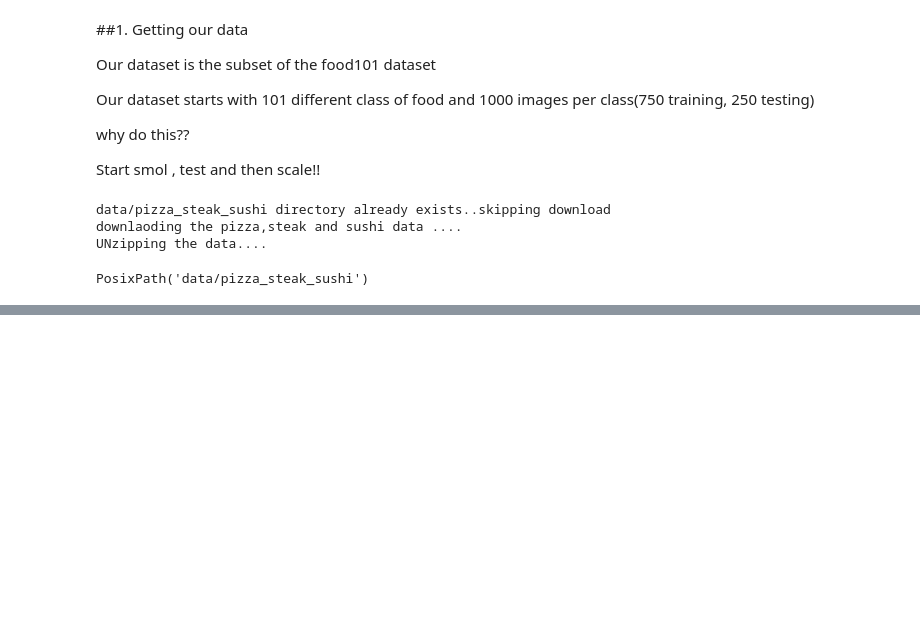
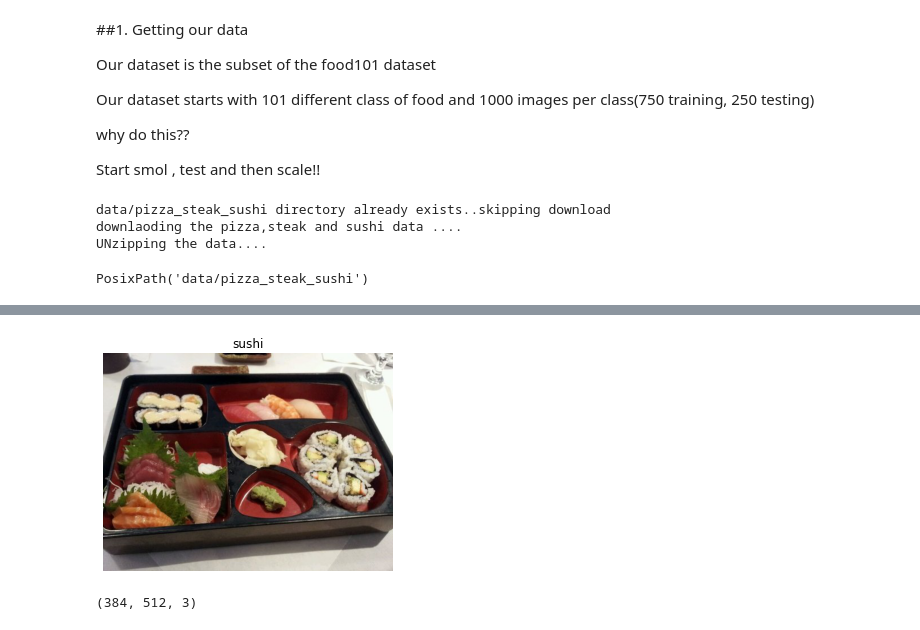
Before and after one commit to MananShukla7/Pytorch-CV, a Jupyter notebook: 05_Custom_Datasets_Pytorch.ipynb, the cells around one changed output, grey strips where cells are left out. Drawn from its saved outputs; the diff is of its cells as text; code cells hidden in the pictures; blank space fills up the shorter version.

```diff
--- a/05_Custom_Datasets_Pytorch.ipynb
+++ b/05_Custom_Datasets_Pytorch.ipynb
@@ -60,0 +144,19 @@ PosixPath('data/pizza_steak_sushi')
+# %%
+#Try to visualize and image with matplotlib
+
+import matplotlib.pyplot as plt
+
+img_list=list(image_path.glob("*/*/*.jpg"))
+
+random_c=random.choice(img_list)
+random_c
+titlee=random_c.parent.stem
+x=plt.imread(random_c)
+plt.imshow(x.squeeze());
+plt.title(titlee)
+plt.axis(False)
+plt.show();
+print(x.shape) #pytorch oder is cwh-> color width height
+# %% [output]
+[figure, added]
+(384, 512, 3)
```
Also changed, not shown: parts of 19 cells of this notebook.
